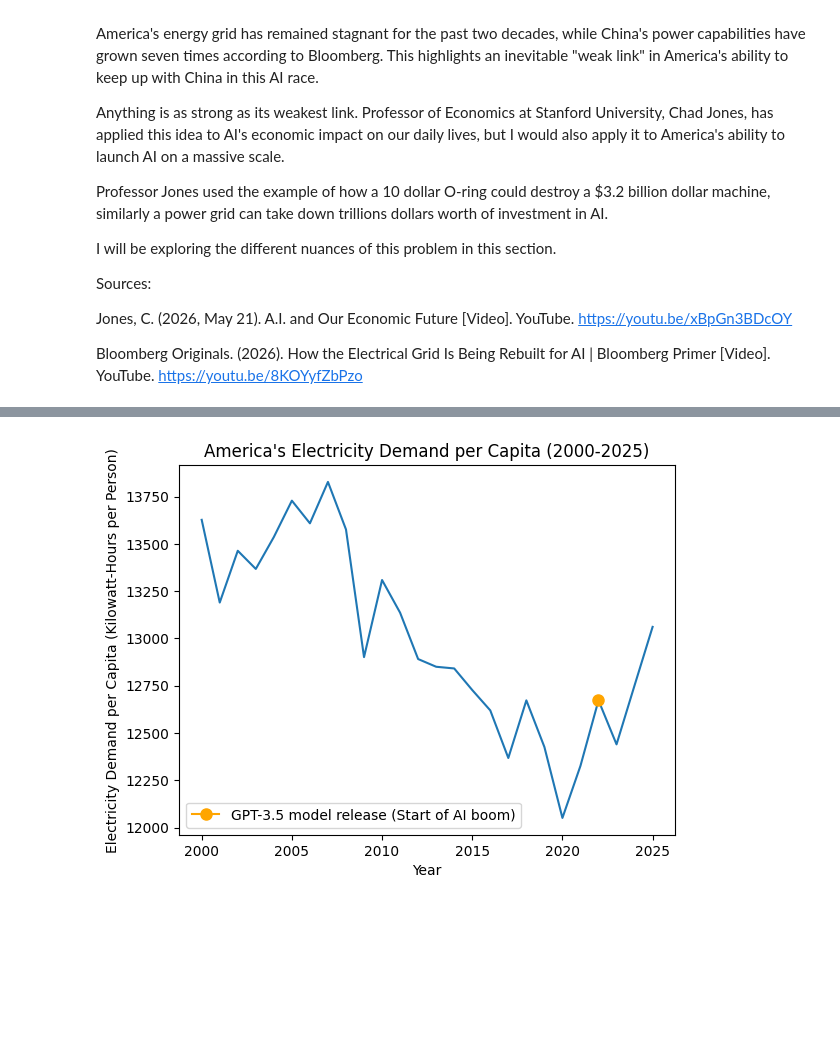
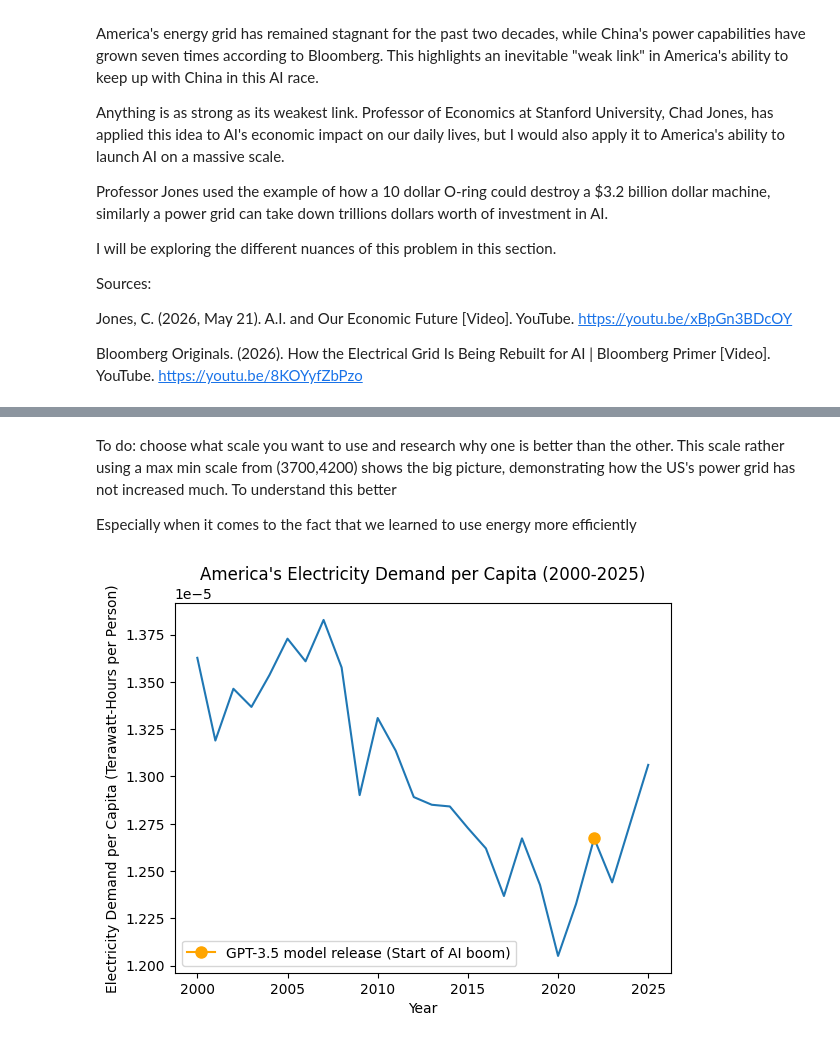
Before and after one commit to kduran-stack/climate_collection_kd, a Jupyter notebook: ML_energy_demand.ipynb, the cells around one changed output, grey strips where cells are left out. Cells and saved outputs as stored; diff of their text form; code cells hidden in the pictures; blank space fills up the shorter version.

```diff
--- a/ML_energy_demand.ipynb
+++ b/ML_energy_demand.ipynb
@@ -81,26 +174,63 @@ plt.show()
+# %% [markdown]
+
+To do: choose what scale you want to use and research why one is better than the other.
+This scale rather using a max min scale from (3700,4200) shows the big picture, demonstrating how the US's power grid has not increased much. To understand this better
+
+Especially when it comes to the fact that we learned to use energy more efficiently
+# %%
+
+rows = (df["iso_code"] == "USA") & (df["year"]).between(2000, 2025)
+col = ["iso_code", "year", "electricity_demand_per_capita"]
+
+america_per_unmasked = df.loc[rows, col]
+america_per = america_per_unmasked.dropna(subset=["electricity_demand_per_capita"]).copy() #subset means only mask this specific row
+
+# Conversion: dividing by 1 billion to convert kWh/person to TWh/person
+america_per["electricity_demand_per_capita"] = america_per["electricity_demand_per_capita"] / 1_000_000_000
+
+# mask
+row_2022 = america_per[america_per["year"] == 2022]
+demand_2022 = row_2022["electricity_demand_per_capita"]
+
+plt.plot(america_per["year"], america_per["electricity_demand_per_capita"])
+plt.xlabel("Year")
+
+# Updated label to reflect Terawatt-Hours
+plt.ylabel("Electricity Demand per Capita (Terawatt-Hours per Person)")
+plt.title("America's Electricity Demand per Capita (2000-2025)")
+
+# dot
+plt.plot(2022, demand_2022, marker="o", color="orange", markersize=8, label="GPT-3.5 model release (Start of AI boom)")
+plt.legend()
+plt.show()
+# %% [output]
+[figure, added]
 # %%
-#rows
-rows = (df["iso_code"]=="USA") & (df["year"]).between(2000,2025)
-#columns
-col = ["iso_code","year","electricity_demand_per_capita"]
+#Preconversion to Terawatts
 
-america_per_unmasked = df.loc[rows,col]
+# #rows
+# rows = (df["iso_code"]=="USA") & (df["year"]).between(2000,2025)
+# #columns
+# col = ["iso_code","year","electricity_demand_per_capita"]
 
-america_per = america_per_unmasked.dropna(subset=["electricity_demand_per_capita"])
+# america_per_unmasked = df.loc[rows,col]
+
+# america_per = america_per_unmasked.dropna(subset=["electricity_demand_per_capita"])
 
 
-#mask
-row_2022 = america_per[america_per["year"] == 2022]
-demand_2022 = row_2022["electricity_demand_per_capita"]
-#america_per.head()
+# #mask
+# row_2022 = america_per[america_per["year"] == 2022]
+# demand_2022 = row_2022["electricity_demand_per_capita"]
+# #america_per.head()
 
-plt.plot(america_per["year"],america_per["electricity_demand_per_capita"])
-plt.xlabel("Year")
-plt.ylabel("Electricity Demand per Capita (Kilowatt-Hours per Person)")
-plt.title("America's Electricity Demand per Capita (2000-2025)")
-#dot
-plt.plot(2022, demand_2022, marker="o", color="orange", markersize=8, label="GPT-3.5 model release (Start of AI boom)")
-plt.legend()
-plt.show()
+# plt.plot(america_per["year"],america_per["electricity_demand_per_capita"])
+# plt.xlabel("Year")
+# plt.ylabel("Electricity Demand per Capita (Kilowatt-Hours per Person)")
+# plt.title("America's Electricity Demand per Capita (2000-2025)")
+
+# # plt.yticks(np.arange(0, 16000, 10000))
+# # plt.ylim(0,16000)
+# #dot
+# plt.plot(2022, demand_2022, marker="o", color="orange", markersize=8, label="GPT-3.5 model release (Start of AI boom)")
+# plt.legend()
+# plt.show()
-# %% [output]
-[figure, removed]
```
Also changed, not shown: parts of 5 cells of this notebook.
